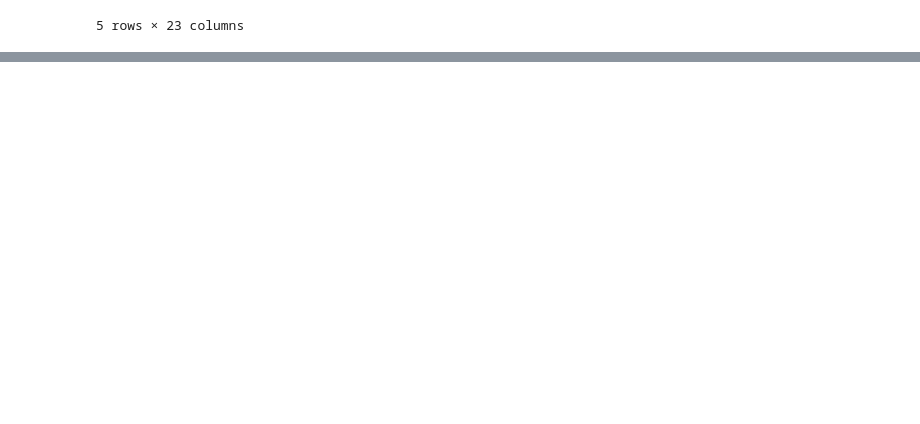
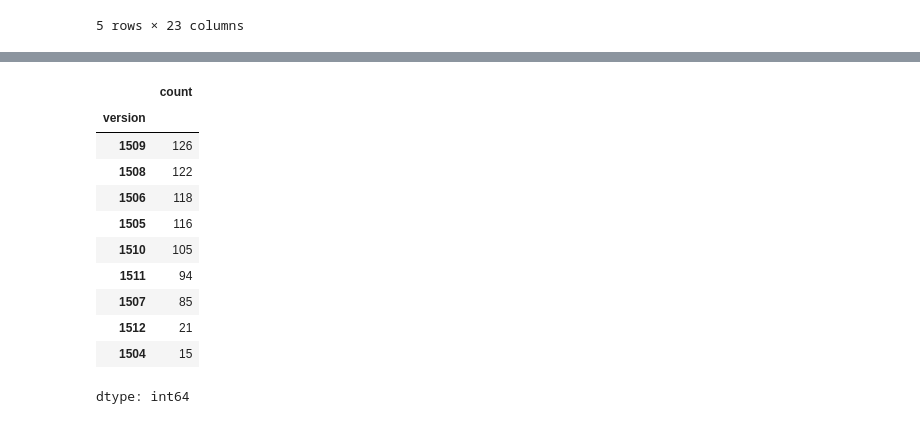
Before and after one commit to shashi3876/WordleDifficultyAnalysis, a Jupyter notebook: AnalyzeWordleUsingOctoparse.ipynb, the cells around one changed output, grey strips where cells are left out. Cells and saved outputs as stored; diff of their text form; code cells hidden in the pictures; blank space fills up the shorter version.

```diff
--- a/AnalyzeWordleUsingOctoparse.ipynb
+++ b/AnalyzeWordleUsingOctoparse.ipynb
@@ -15,3 +16,23 @@ tweets.head()
 | 3 | Wordle | https://x.com/search?q=Wordle unt... | Danny O'Donoghue | https://x.com/DannyODx | DannyODx | False | 2025-08-01 23:34:08+00:00 | ... |
 | 4 | Wordle | https://x.com/search?q=Wordle unt... | moonmoggy | https://x.com/moon_moggy | moon_moggy | False | 2025-08-01 23:10:37+00:00 | ... |
 5 rows × 23 columns
+# %%
+wordleRegex = re.compile(r'Wordle \d,\d\d\d [\dX]/6')
+
+def processTweets(tweets_df):
+    tweets=tweets_df[['Tweet_Content']]
+    tweets['Wordle']=tweets.Tweet_Content.apply(findWordleReg)
+    tweets=tweets[tweets['Wordle']!='None']
+    tweets['version']=tweets.Wordle.str[7:12].str.replace(",", "").astype(int)
+    tweets['attempts']=tweets.Wordle.str[-3]
+    return tweets
+
+
+def findWordleReg(tweet_ans):
+    mo=wordleRegex.search(tweet_ans)
+    if mo!=None:
+        return mo.group()
+    else:
+        return 'None'
+# %%
+tweets_df = processTweets(tweets)
@@ -17,0 +54,15 @@ tweets.head()
+# %%
+tweets_df['version'].value_counts()
+# %% [output]
+|  | count |
+| version |  |
+| 1509 | 126 |
+| 1508 | 122 |
+| 1506 | 118 |
+| 1505 | 116 |
+| 1510 | 105 |
+| 1511 | 94 |
+| 1507 | 85 |
+| 1512 | 21 |
+| 1504 | 15 |
+dtype: int64
```
Also changed, not shown: parts of 3 cells of this notebook.
